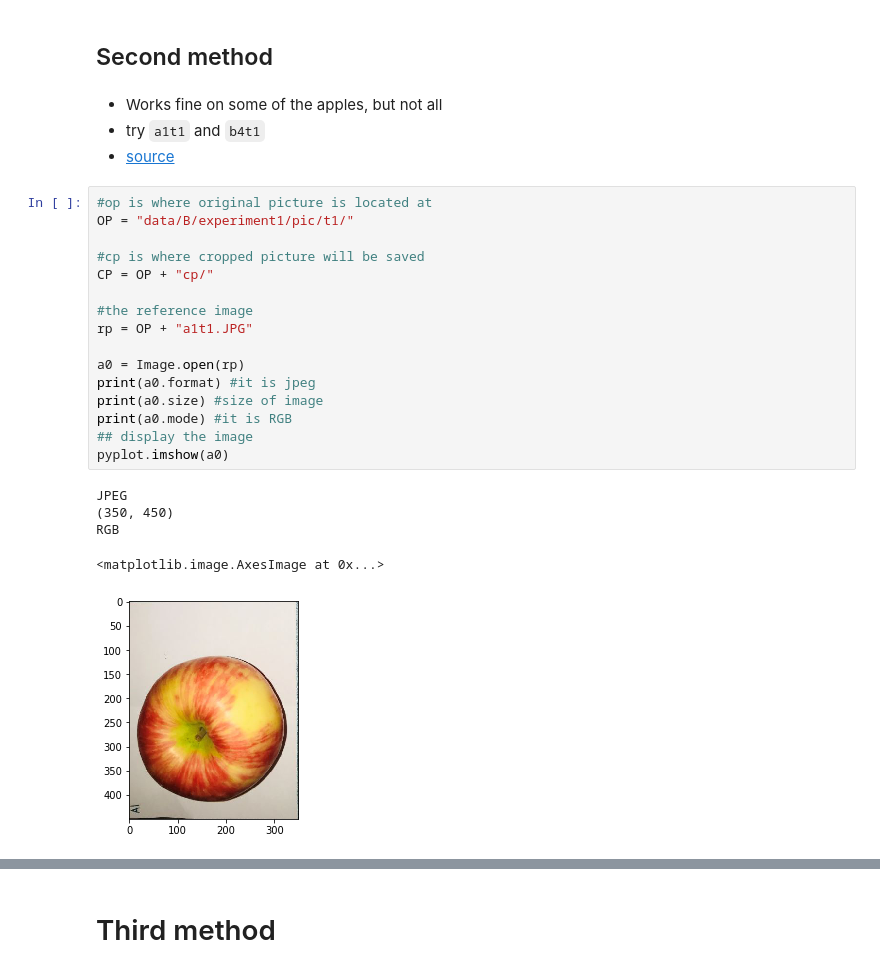
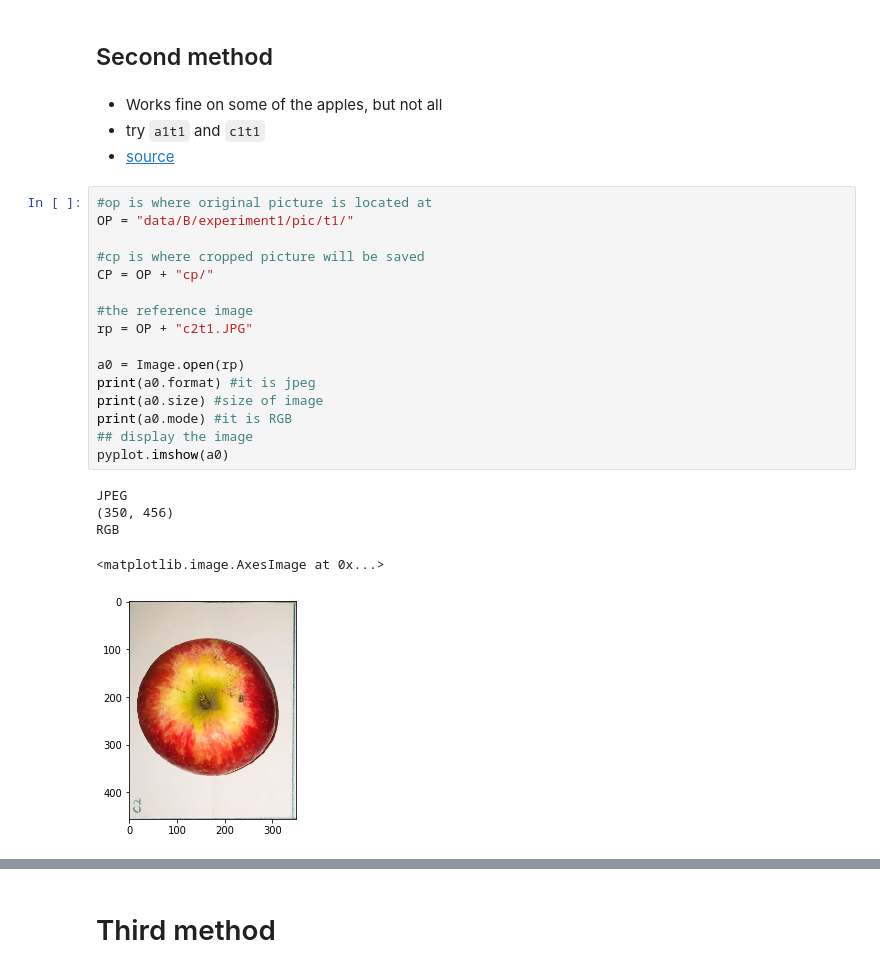
Before and after one commit to jtrobec/mids-w241-fa2020-fp, a Jupyter notebook: comparingAppleToApple.ipynb, the cells around one changed output, grey strips where cells are left out. Saved outputs shown, nothing was run; the diff lists cells and outputs as text.

```diff
--- a/comparingAppleToApple.ipynb
+++ b/comparingAppleToApple.ipynb
@@ -74,30 +74,30 @@ pyplot.imshow(canny)
 ## Second method
 # %% [markdown]
 - Works fine on some of the apples, but not all
-- try `a1t1` and `b4t1`
+- try `a1t1` and `c1t1`
 - [source](https://github.com/imneonizer/Find-and-crop-objects-From-images-using-OpenCV-and-Python/blob/master/crop_objects.py)
 # %%
 #op is where original picture is located at
 OP = "data/B/experiment1/pic/t1/"
 
 #cp is where cropped picture will be saved
 CP = OP + "cp/"
 
 #the reference image
-rp = OP + "a1t1.JPG"
+rp = OP + "c2t1.JPG"
 
 a0 = Image.open(rp)
 print(a0.format) #it is jpeg
 print(a0.size) #size of image
 print(a0.mode) #it is RGB
 ## display the image
 pyplot.imshow(a0)
 # %% [output]
 JPEG
-(350, 450)
+(350, 456)
 RGB
 <matplotlib.image.AxesImage at 0x...>
-[figure, old version]
+[figure, new version]
 # %%
 image = cv2.imread(rp)
 gray=cv2.cvtColor(image,cv2.COLOR_BGR2GRAY)
```
Also changed, not shown: parts of 23 cells of this notebook, 58 other files.
